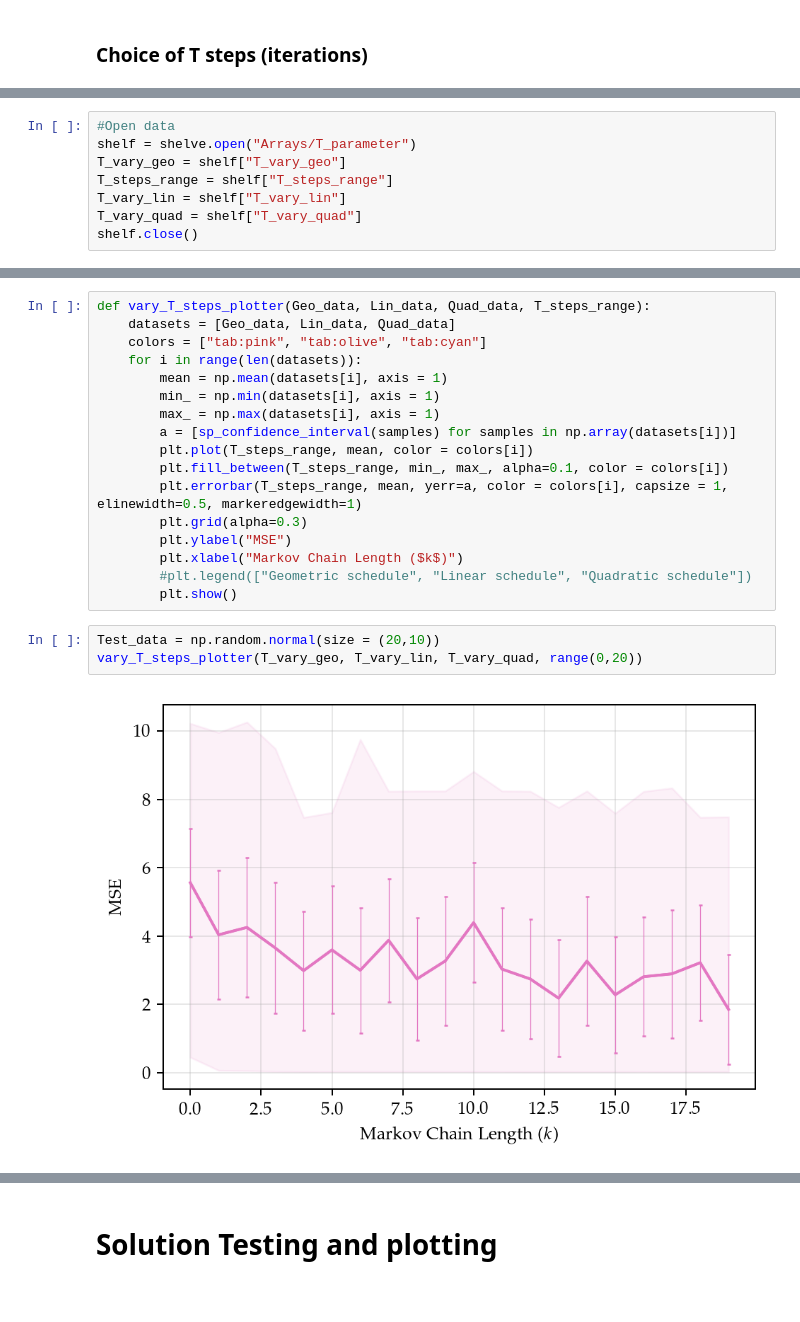
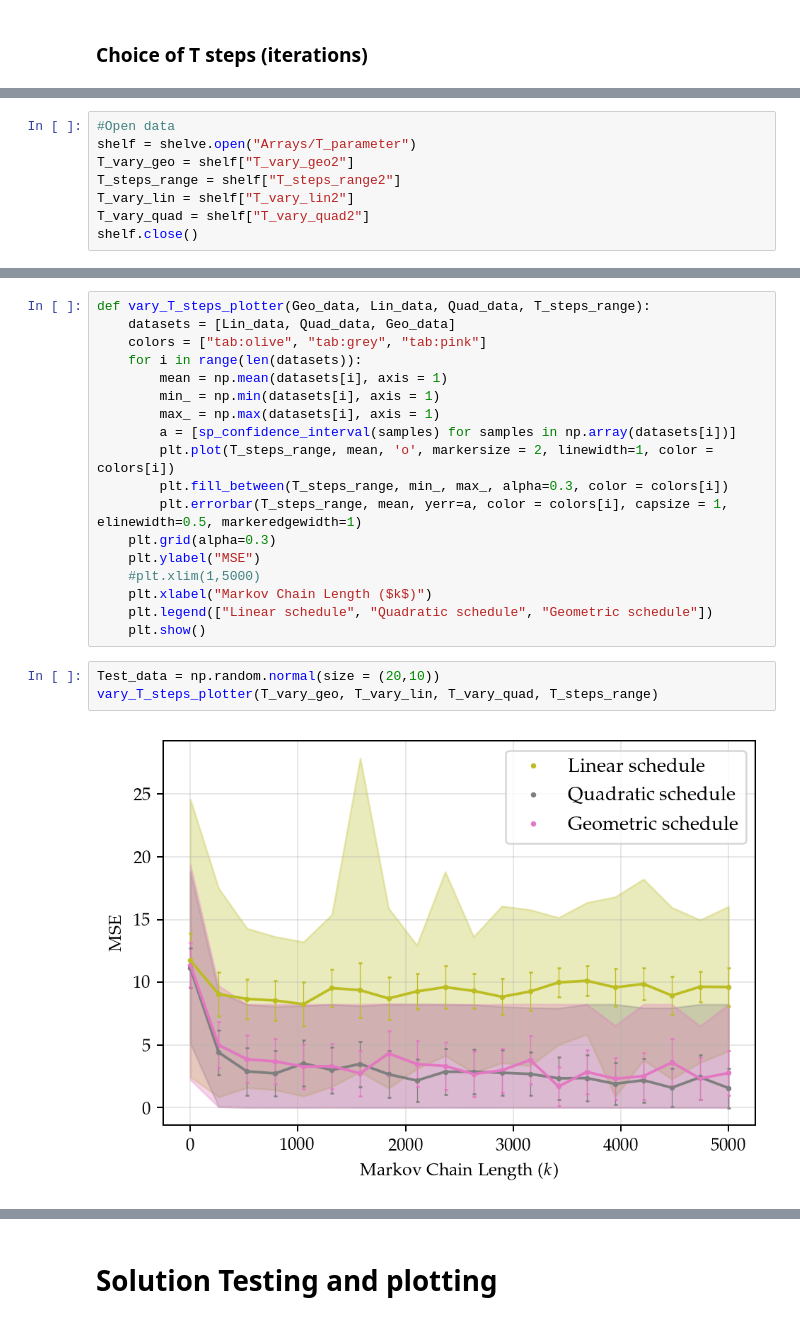
Before and after one commit to Maloup/stochastic-simulation-assignment3, a Jupyter notebook: Simulated Annealing Parameter Tuning.ipynb, the cells around one changed output, grey strips where cells are left out. Saved outputs shown, nothing was run; the diff lists cells and outputs as text.

```diff
--- a/Simulated Annealing Parameter Tuning.ipynb
+++ b/Simulated Annealing Parameter Tuning.ipynb
@@ -201,8 +163,8 @@ print(np.max(T_vary_quad, axis = 1))
 # %%
 #Open data
 shelf = shelve.open("Arrays/T_parameter")
-T_vary_geo = shelf["T_vary_geo"]
-T_steps_range = shelf["T_steps_range"]
-T_vary_lin = shelf["T_vary_lin"]
-T_vary_quad = shelf["T_vary_quad"]
+T_vary_geo = shelf["T_vary_geo2"]
+T_steps_range = shelf["T_steps_range2"]
+T_vary_lin = shelf["T_vary_lin2"]
+T_vary_quad = shelf["T_vary_quad2"]
 shelf.close()
@@ -209,22 +178,23 @@ shelf.close()
 # %%
 def vary_T_steps_plotter(Geo_data, Lin_data, Quad_data, T_steps_range):
-    datasets = [Geo_data, Lin_data, Quad_data]
-    colors = ["tab:pink", "tab:olive", "tab:cyan"]
+    datasets = [Lin_data, Quad_data, Geo_data]
+    colors = ["tab:olive", "tab:grey", "tab:pink"]
     for i in range(len(datasets)):
         mean = np.mean(datasets[i], axis = 1)
         min_ = np.min(datasets[i], axis = 1)
         max_ = np.max(datasets[i], axis = 1)
         a = [sp_confidence_interval(samples) for samples in np.array(datasets[i])]
-        plt.plot(T_steps_range, mean, color = colors[i])
-        plt.fill_between(T_steps_range, min_, max_, alpha=0.1, color = colors[i])
+        plt.plot(T_steps_range, mean, 'o', markersize = 2, linewidth=1, color = colors[i])
+        plt.fill_between(T_steps_range, min_, max_, alpha=0.3, color = colors[i])
         plt.errorbar(T_steps_range, mean, yerr=a, color = colors[i], capsize = 1, elinewidth=0.5, markeredgewidth=1)
-        plt.grid(alpha=0.3)
-        plt.ylabel("MSE")
-        plt.xlabel("Markov Chain Length ($k$)")
-        #plt.legend(["Geometric schedule", "Linear schedule", "Quadratic schedule"])
-        plt.show()
+    plt.grid(alpha=0.3)
+    plt.ylabel("MSE")
+    #plt.xlim(1,5000)
+    plt.xlabel("Markov Chain Length ($k$)")
+    plt.legend(["Linear schedule", "Quadratic schedule", "Geometric schedule"])
+    plt.show()
 # %%
 Test_data = np.random.normal(size = (20,10))
-vary_T_steps_plotter(T_vary_geo, T_vary_lin, T_vary_quad, range(0,20))
+vary_T_steps_plotter(T_vary_geo, T_vary_lin, T_vary_quad, T_steps_range)
 # %% [output]
-[figure, old version]
+[figure, new version]
```
Also changed, not shown: parts of 5 cells of this notebook, 3 other files.
